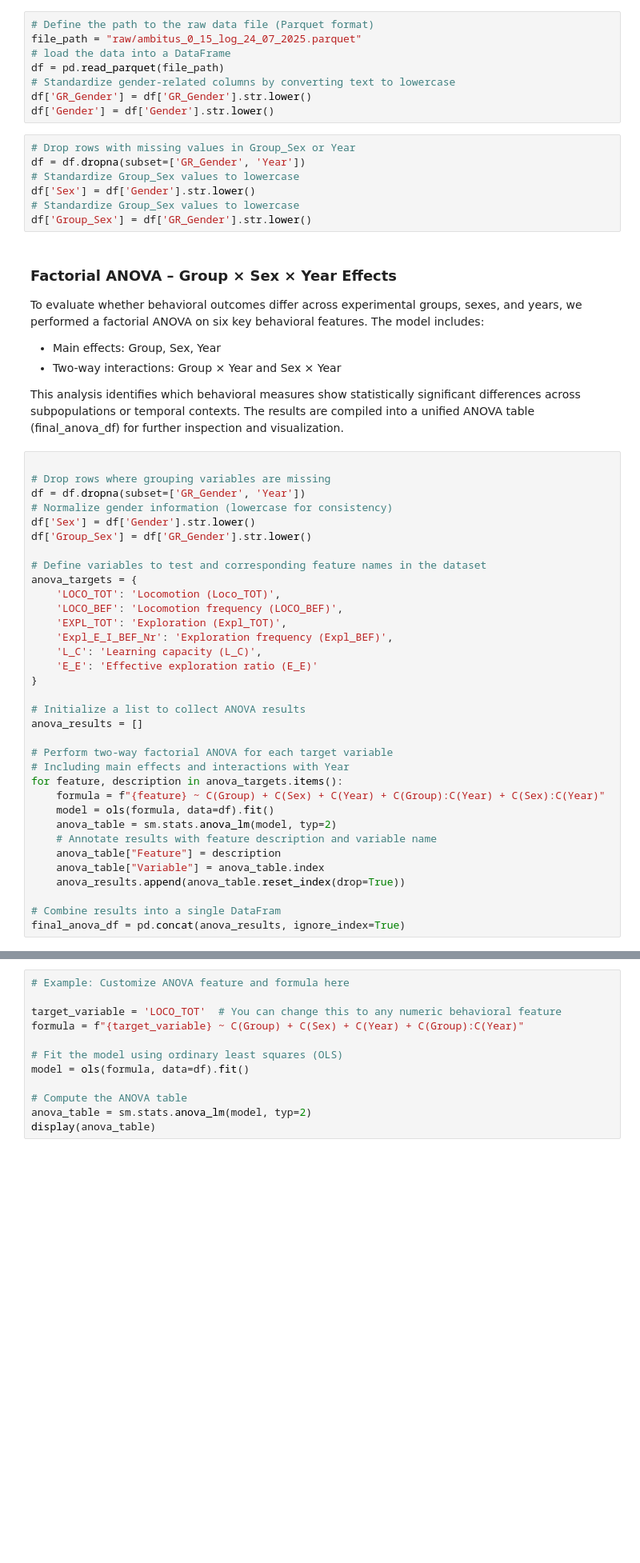
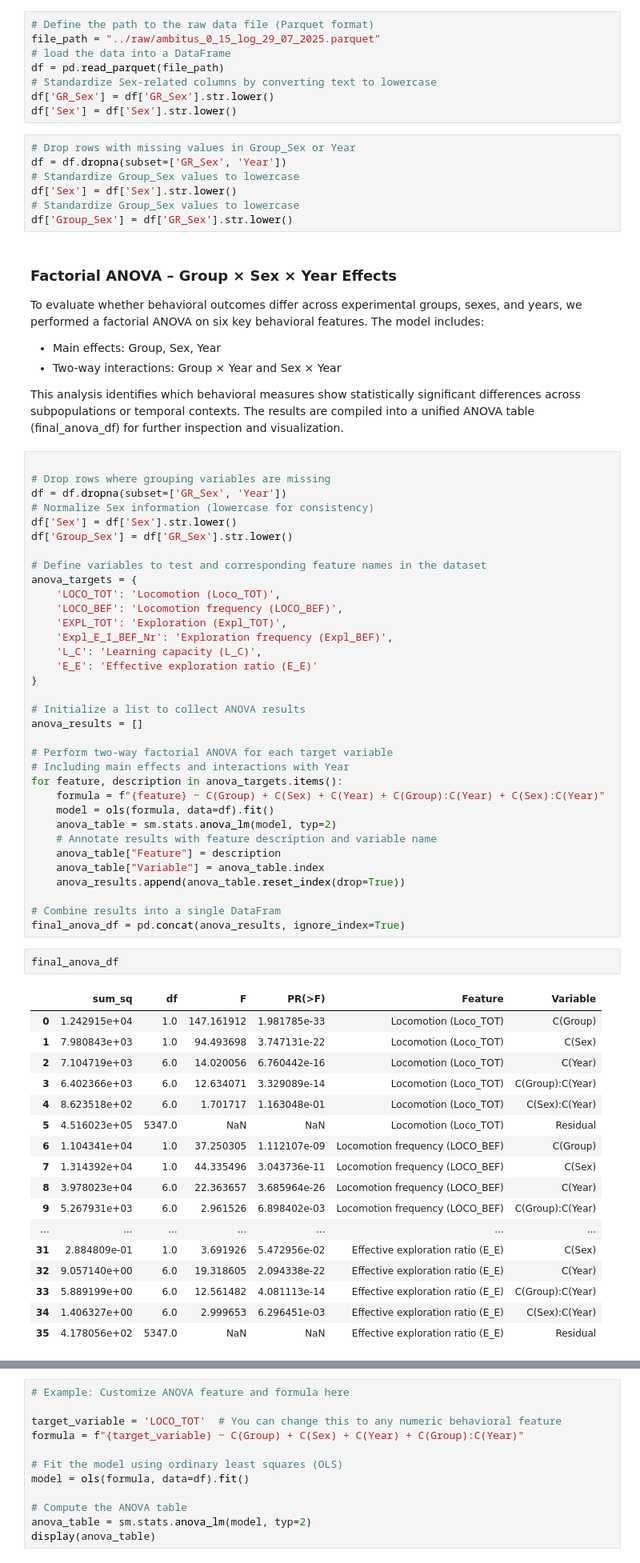
Before and after one commit to szegedai/ambitus-rat-behaviour-dataset, a Jupyter notebook: notebooks/anova_playground.ipynb, the cells around one changed output, grey strips where cells are left out. Shown at 80% size. Saved outputs shown, nothing was run; the diff lists cells and outputs as text; blank space fills up the shorter version.

```diff
--- a/notebooks/anova_playground.ipynb
+++ b/notebooks/anova_playground.ipynb
@@ -18,18 +18,18 @@ In this step, we load the raw behavioral dataset from a .parquet file into a Dat
 # %%
 # Define the path to the raw data file (Parquet format)
-file_path = "raw/ambitus_0_15_log_24_07_2025.parquet"
+file_path = "../raw/ambitus_0_15_log_29_07_2025.parquet"
 # load the data into a DataFrame
 df = pd.read_parquet(file_path)
-# Standardize gender-related columns by converting text to lowercase
-df['GR_Gender'] = df['GR_Gender'].str.lower()
-df['Gender'] = df['Gender'].str.lower()
+# Standardize Sex-related columns by converting text to lowercase
+df['GR_Sex'] = df['GR_Sex'].str.lower()
+df['Sex'] = df['Sex'].str.lower()
 # %%
 # Drop rows with missing values in Group_Sex or Year
-df = df.dropna(subset=['GR_Gender', 'Year'])
+df = df.dropna(subset=['GR_Sex', 'Year'])
 # Standardize Group_Sex values to lowercase
-df['Sex'] = df['Gender'].str.lower()
+df['Sex'] = df['Sex'].str.lower()
 # Standardize Group_Sex values to lowercase
-df['Group_Sex'] = df['GR_Gender'].str.lower()
+df['Group_Sex'] = df['GR_Sex'].str.lower()
 # %% [markdown]
 ### Factorial ANOVA – Group × Sex × Year Effects
 
@@ -41,10 +41,10 @@ This analysis identifies which behavioral measures show statistically significan
 # %%
 
 # Drop rows where grouping variables are missing
-df = df.dropna(subset=['GR_Gender', 'Year'])
-# Normalize gender information (lowercase for consistency)
-df['Sex'] = df['Gender'].str.lower()
-df['Group_Sex'] = df['GR_Gender'].str.lower()
+df = df.dropna(subset=['GR_Sex', 'Year'])
+# Normalize Sex information (lowercase for consistency)
+df['Sex'] = df['Sex'].str.lower()
+df['Group_Sex'] = df['GR_Sex'].str.lower()
 
 # Define variables to test and corresponding feature names in the dataset
 anova_targets = {
@@ -72,6 +72,26 @@ for feature, description in anova_targets.items():
 
 # Combine results into a single DataFram
 final_anova_df = pd.concat(anova_results, ignore_index=True)
+# %%
+final_anova_df
+# %% [output]
+|  | sum_sq | df | F | PR(>F) | Feature | Variable |
+| 0 | 1.242915e+04 | 1.0 | 147.161912 | 1.981785e-33 | Locomotion (Loco_TOT) | C(Group) |
+| 1 | 7.980843e+03 | 1.0 | 94.493698 | 3.747131e-22 | Locomotion (Loco_TOT) | C(Sex) |
+| 2 | 7.104719e+03 | 6.0 | 14.020056 | 6.760442e-16 | Locomotion (Loco_TOT) | C(Year) |
+| 3 | 6.402366e+03 | 6.0 | 12.634071 | 3.329089e-14 | Locomotion (Loco_TOT) | C(Group):C(Year) |
+| 4 | 8.623518e+02 | 6.0 | 1.701717 | 1.163048e-01 | Locomotion (Loco_TOT) | C(Sex):C(Year) |
+| 5 | 4.516023e+05 | 5347.0 | NaN | NaN | Locomotion (Loco_TOT) | Residual |
+| 6 | 1.104341e+04 | 1.0 | 37.250305 | 1.112107e-09 | Locomotion frequency (LOCO_BEF) | C(Group) |
+| 7 | 1.314392e+04 | 1.0 | 44.335496 | 3.043736e-11 | Locomotion frequency (LOCO_BEF) | C(Sex) |
+| 8 | 3.978023e+04 | 6.0 | 22.363657 | 3.685964e-26 | Locomotion frequency (LOCO_BEF) | C(Year) |
+| 9 | 5.267931e+03 | 6.0 | 2.961526 | 6.898402e-03 | Locomotion frequency (LOCO_BEF) | C(Group):C(Year) |
+| ... | ... | ... | ... | ... | ... | ... |
+| 31 | 2.884809e-01 | 1.0 | 3.691926 | 5.472956e-02 | Effective exploration ratio (E_E) | C(Sex) |
+| 32 | 9.057140e+00 | 6.0 | 19.318605 | 2.094338e-22 | Effective exploration ratio (E_E) | C(Year) |
+| 33 | 5.889199e+00 | 6.0 | 12.561482 | 4.081113e-14 | Effective exploration ratio (E_E) | C(Group):C(Year) |
+| 34 | 1.406327e+00 | 6.0 | 2.999653 | 6.296451e-03 | Effective exploration ratio (E_E) | C(Sex):C(Year) |
+| 35 | 4.178056e+02 | 5347.0 | NaN | NaN | Effective exploration ratio (E_E) | Residual |
 # %% [markdown]
 ### ANOVA Summary Table (Formatted for Readability)
 
```
Also changed, not shown: parts of 3 cells of this notebook, 19 other files.
